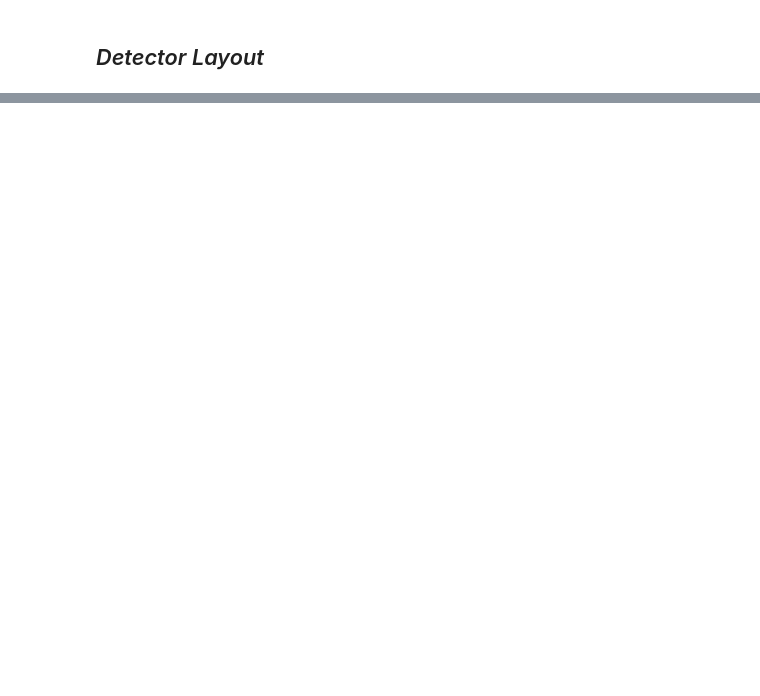
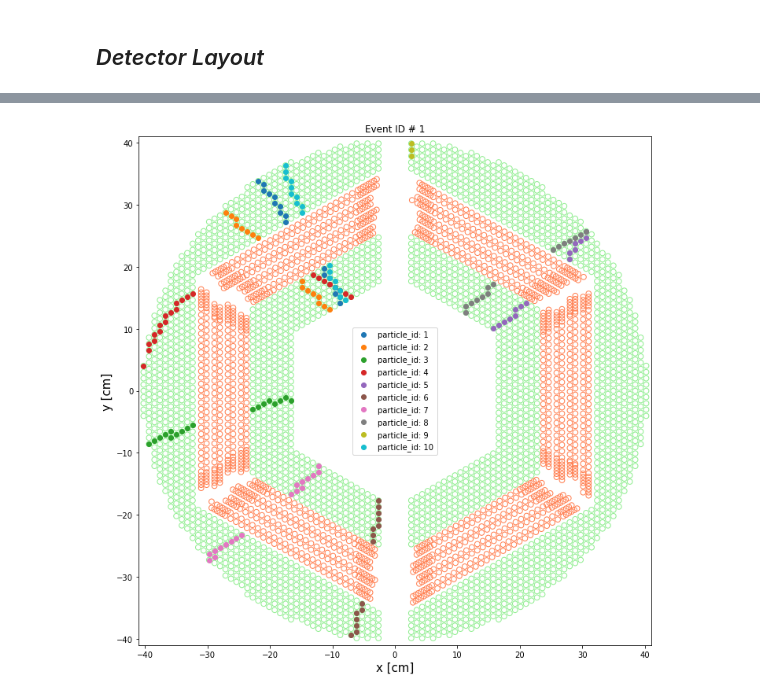
Before and after one commit to ai4fair/stttrkx, a Jupyter notebook: eda/eda1_load.ipynb, the cells around one changed output, grey strips where cells are left out. Drawn from its saved outputs; the diff is of its cells as text; code cells hidden in the pictures; blank space fills up the shorter version.

```diff
--- a/eda/eda1_load.ipynb
+++ b/eda/eda1_load.ipynb
@@ -28,7 +28,7 @@ from src import Compose_Event, Draw_Compose_Event
 # input_dir = './data_sets/pandaml/data_3.0_7.0_GeV/'
 
 # mu+mu- data (current)
-input_dir = '../train_all'
+input_dir = '../data_all'
 
 # pbarp data (coming)
 # input_dir = os.environ['HOME']+'/current/2_deepana/pandaml/data/'
@@ -109,6 +208,6 @@ truth.head()
 # %% [markdown]
 ## _Detector Layout_
 # %%
-event = compose_event(event_prefix,skewed=False)
+event = Compose_Event(event_prefix, skewed=False)
 # %%
 event.head()
@@ -115,2 +222,4 @@ event.head()
 # %%
-draw_event(event,figsize=(10, 10));
+Draw_Compose_Event(event, figsize=(10, 10), save_fig=False);
+# %% [output]
+[figure, added]
```
Also changed, not shown: parts of 19 cells of this notebook, 6 other files.
